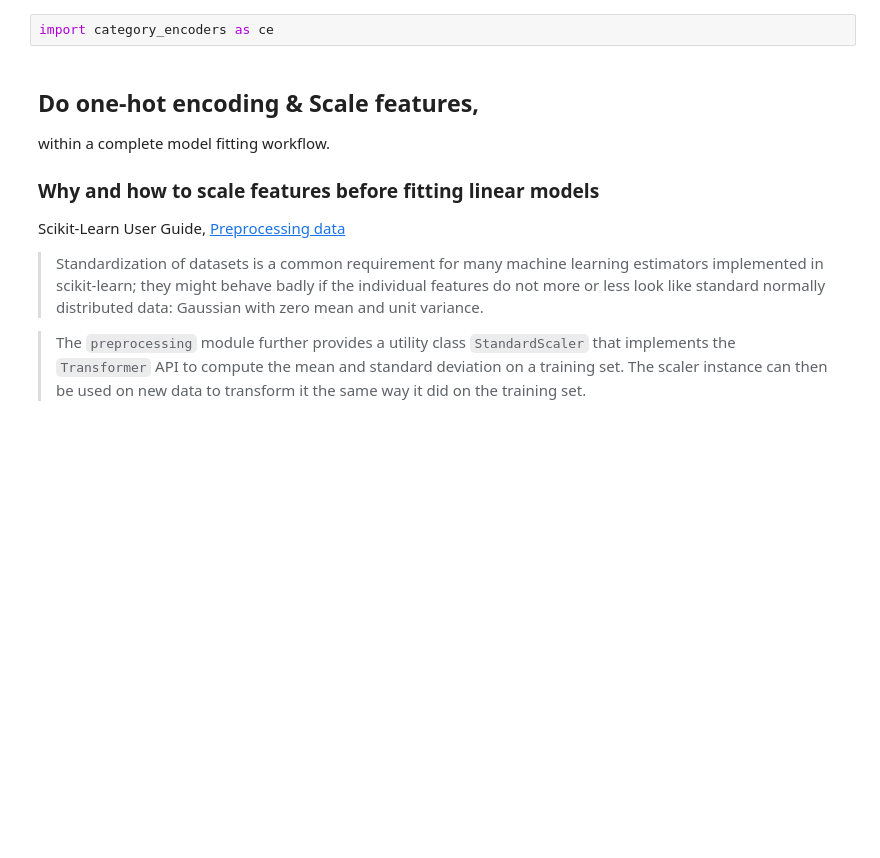
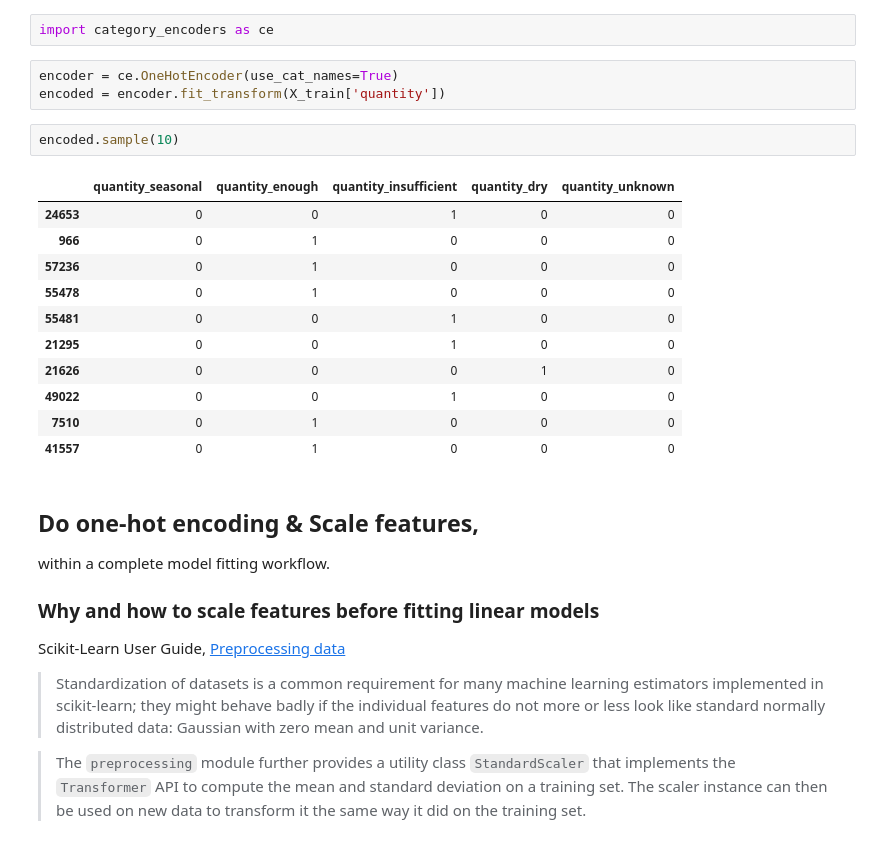
Before and after one commit to LambdaSchool/DEPRECATED-DS-Unit-2-Linear-Models, a Jupyter notebook: module4-logistic-regression/logistic_regression.ipynb, the cells around one changed output. Cells and saved outputs as stored; diff of their text form; blank space fills up the shorter version.

```diff
--- a/module4-logistic-regression/logistic_regression.ipynb
+++ b/module4-logistic-regression/logistic_regression.ipynb
@@ -351,5 +384,22 @@ X_train.describe(include='object')
 # %%
 import category_encoders as ce
+# %%
+encoder = ce.OneHotEncoder(use_cat_names=True)
+encoded = encoder.fit_transform(X_train['quantity'])
+# %%
+encoded.sample(10)
+# %% [output]
+|  | quantity_seasonal | quantity_enough | quantity_insufficient | quantity_dry | quantity_unknown |
+| 24653 | 0 | 0 | 1 | 0 | 0 |
+| 966 | 0 | 1 | 0 | 0 | 0 |
+| 57236 | 0 | 1 | 0 | 0 | 0 |
+| 55478 | 0 | 1 | 0 | 0 | 0 |
+| 55481 | 0 | 0 | 1 | 0 | 0 |
+| 21295 | 0 | 0 | 1 | 0 | 0 |
+| 21626 | 0 | 0 | 0 | 1 | 0 |
+| 49022 | 0 | 0 | 1 | 0 | 0 |
+| 7510 | 0 | 1 | 0 | 0 | 0 |
+| 41557 | 0 | 1 | 0 | 0 | 0 |
 # %% [markdown]
 ## Do one-hot encoding & Scale features,
 within a complete model fitting workflow.
```
Also changed, not shown: parts of 14 cells of this notebook.
